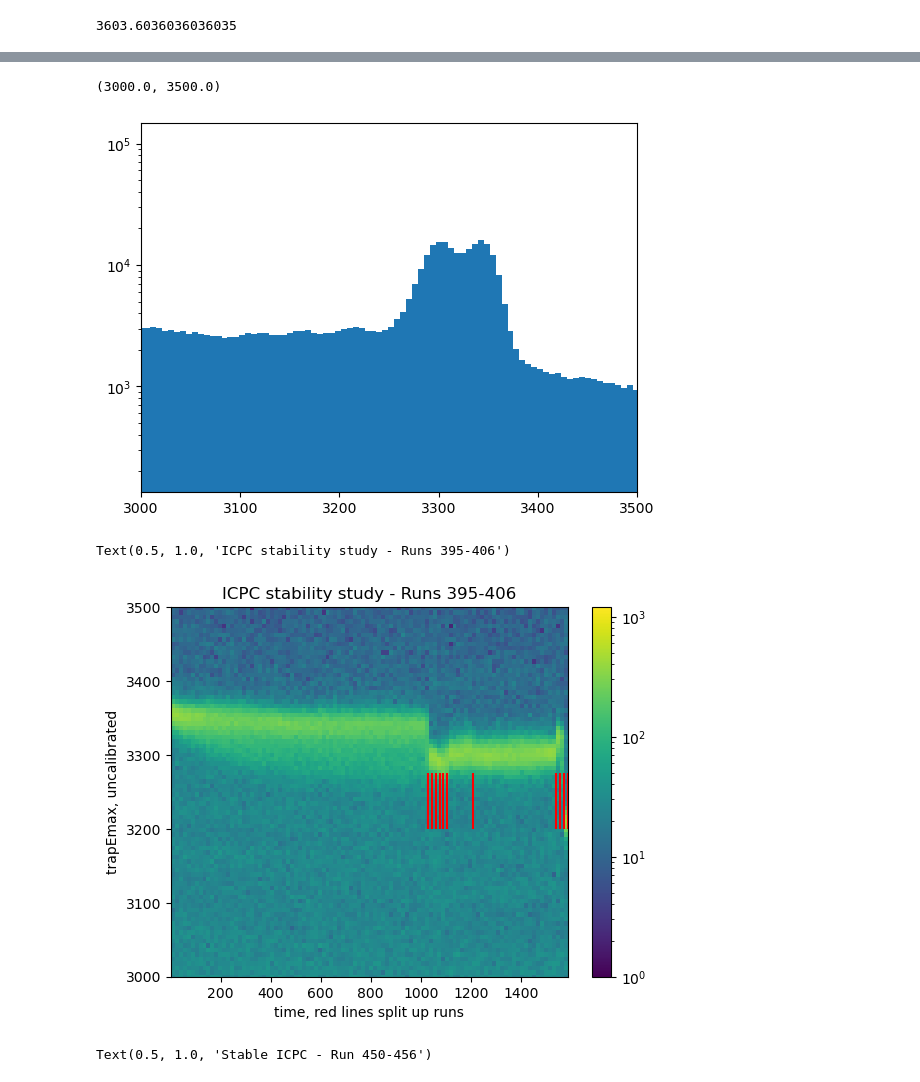
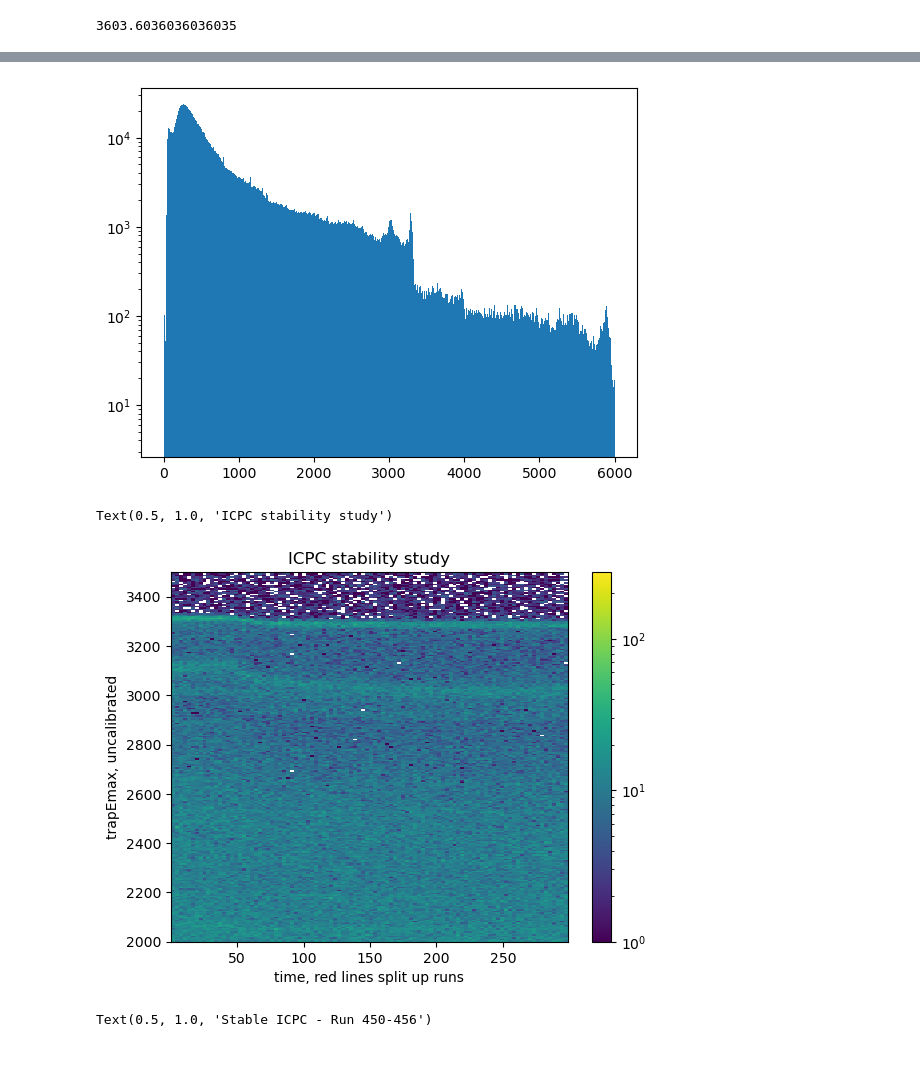
Before and after one commit to legend-exp/CAGE, a Jupyter notebook: analysis/icpc_settling.ipynb, the cells around one changed output, grey strips where cells are left out. Cells and saved outputs as stored; diff of their text form; code cells hidden in the pictures.

```diff
--- a/analysis/icpc_settling.ipynb
+++ b/analysis/icpc_settling.ipynb
@@ -64,7 +64,7 @@ cal_ebins = np.linspace(0, 4000, 2000)
 dcr_bins = np.arange(-75, 75)
 # %%
 dl.reset()
-dl.set_files(f"run in [395, 396, 397, 398, 399, 400, 401, 402, 403, 404, 405, 406]")
+dl.set_files(f"run in [472, 473, 474, 475, 476, 477]")
 dl.set_output(merge_files=False, columns=["trapEmax_ctc", "dcr", "ToE", "timestamp"])
 bkg = dl.load()
 # %%
@@ -81,8 +81,8 @@ for file in bkg.keys():
         energy = bkg[file]['trapEmax_ctc'].nda
     else:
         energy = np.append(energy, bkg[file]['trapEmax_ctc'].nda)
-    if fdb.df.iloc[file]['cycle'] in [2684, 2685, 2687, 2688, 2689, 2690, 2691, 2698, 2720, 2722, 2723, 2724]:
-        breaks += [ts[-1]]
+    #if fdb.df.iloc[file]['cycle'] in [2684, 2685, 2687, 2688, 2689, 2690, 2691, 2698, 2720]:
+    #    breaks += [ts[-1]]
 # %%
 ebins[600]
 # %% [output]
@@ -103,26 +90,25 @@ plt.scatter(fdb.df.iloc[idx]["cycle"], peaks)
 # %%
 plt.hist(energy, bins=ebins)
 plt.yscale('log')
-plt.xlim(3000, 3500)
+# plt.xlim(3000, 3200)
 # %% [output]
-(3000.0, 3500.0)
-[figure, old version]
+[figure, new version]
 # %%
 plt.hist2d(ts, energy,
            bins=(100, ebins),
            range=[None, [3000, 3500]],
            norm = colors.LogNorm())
-plt.ylim(3000, 3500)
-plt.vlines(breaks, 3200, 3275, color='r')
+plt.ylim(2000, 3500)
+plt.vlines(breaks, 3200, 3225, color='r')
 #for b in breaks:
 #    plt.axvline(b, color='r', alpha=0.5)
 plt.colorbar()
 plt.ylabel("trapEmax, uncalibrated")
 plt.xlabel("time, red lines split up runs")
-plt.title("ICPC stability study - Runs 395-406")
+plt.title("ICPC stability study")
 # %% [output]
-Text(0.5, 1.0, 'ICPC stability study - Runs 395-406')
+Text(0.5, 1.0, 'ICPC stability study')
-[figure, old version]
+[figure, new version]
 # %%
 bkg_hist = np.histogram2d(ts, energy,
            bins=(100, ebins))
```
Also changed, not shown: parts of 1 cell of this notebook.
